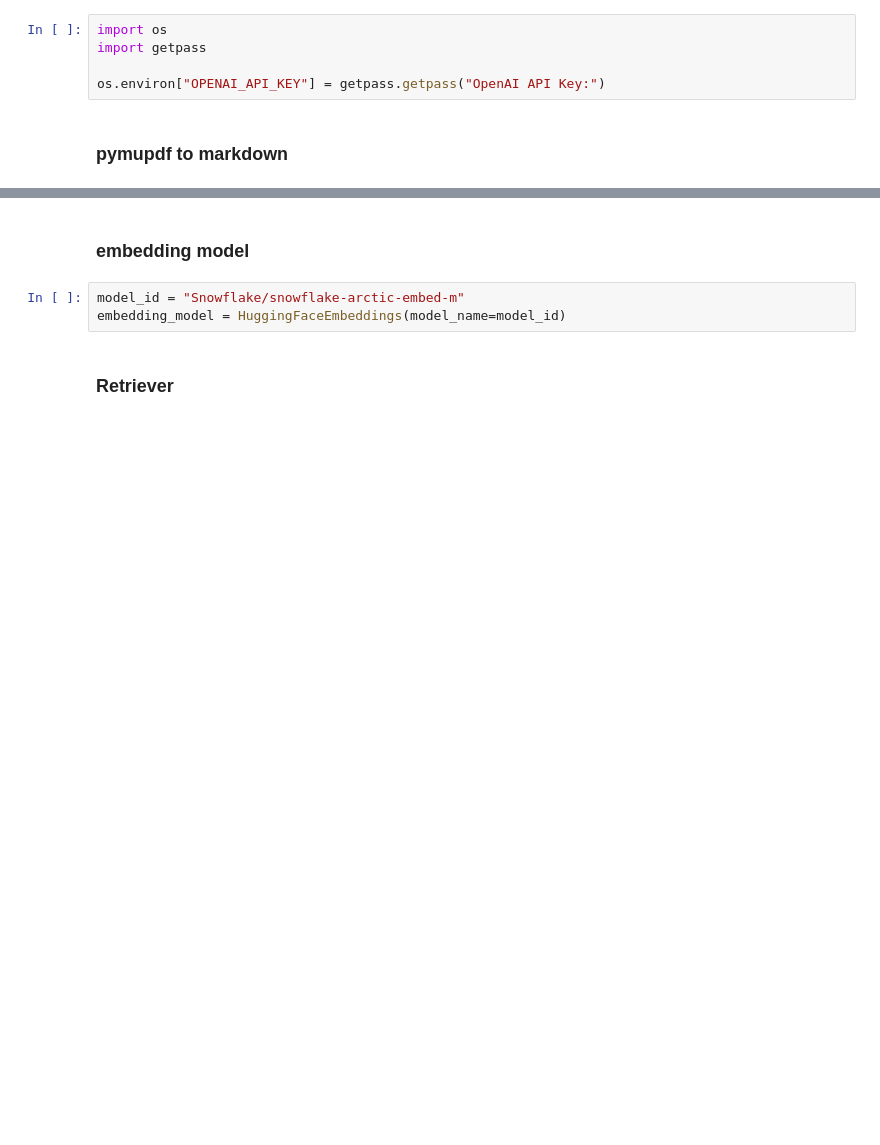
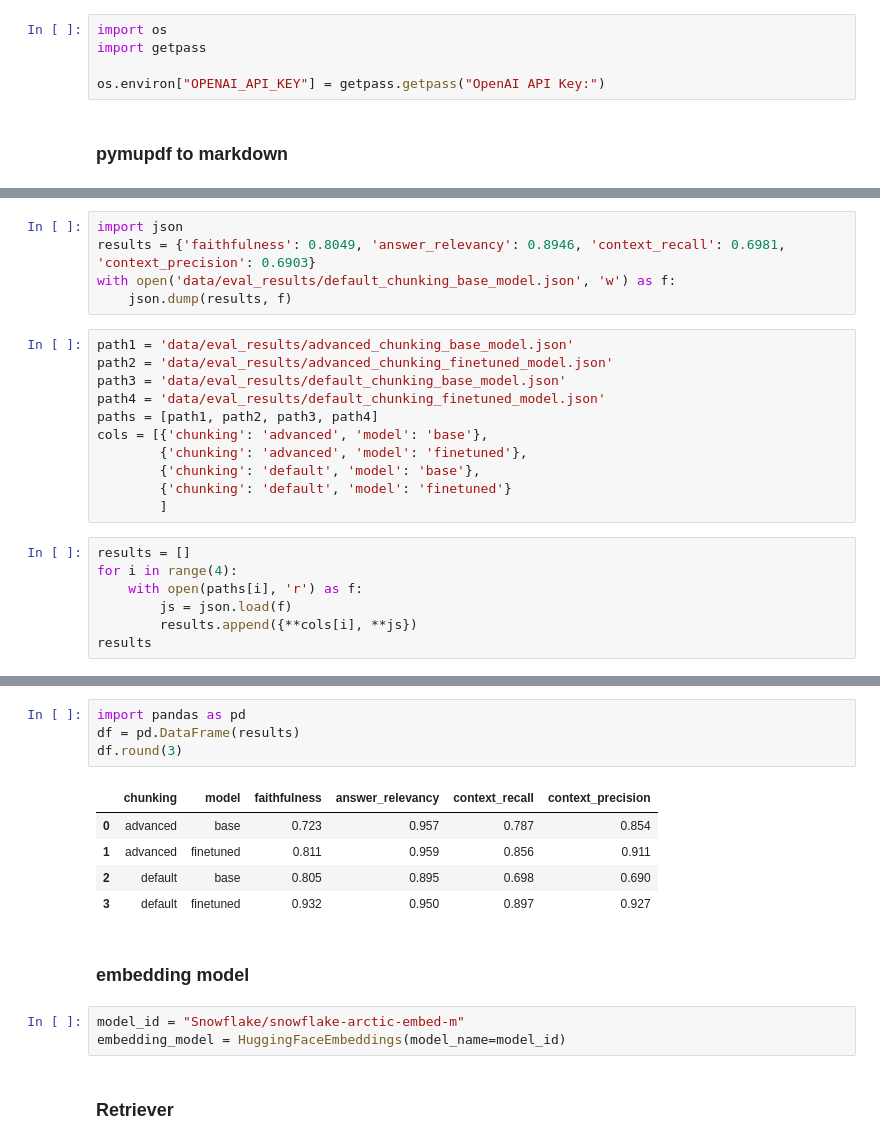
Before and after one commit to Zhiji022/ai-policy-read, a Jupyter notebook: prototype_chunking.ipynb, the cells around one changed output, grey strips where cells are left out. Saved outputs shown, nothing was run; the diff lists cells and outputs as text; blank space fills up the shorter version.

```diff
--- a/prototype_chunking.ipynb
+++ b/prototype_chunking.ipynb
@@ -108,0 +191,23 @@ documents = [*split_chunks_1, *split_chunks_2]
+# %%
+import json
+results = {'faithfulness': 0.8049, 'answer_relevancy': 0.8946, 'context_recall': 0.6981, 'context_precision': 0.6903}
+with open('data/eval_results/default_chunking_base_model.json', 'w') as f:
+    json.dump(results, f)
+# %%
+path1 = 'data/eval_results/advanced_chunking_base_model.json'
+path2 = 'data/eval_results/advanced_chunking_finetuned_model.json'
+path3 = 'data/eval_results/default_chunking_base_model.json'
+path4 = 'data/eval_results/default_chunking_finetuned_model.json'
+paths = [path1, path2, path3, path4]
+cols = [{'chunking': 'advanced', 'model': 'base'},
+        {'chunking': 'advanced', 'model': 'finetuned'},
+        {'chunking': 'default', 'model': 'base'},
+        {'chunking': 'default', 'model': 'finetuned'}
+        ]
+# %%
+results = []
+for i in range(4):
+    with open(paths[i], 'r') as f:
+        js = json.load(f)
+        results.append({**cols[i], **js})
+results
@@ -109,3 +232,13 @@ documents = [*split_chunks_1, *split_chunks_2]
+# %%
+import pandas as pd
+df = pd.DataFrame(results)
+df.round(3)
+# %% [output]
+|  | chunking | model | faithfulness | answer_relevancy | context_recall | context_precision |
+| 0 | advanced | base | 0.723 | 0.957 | 0.787 | 0.854 |
+| 1 | advanced | finetuned | 0.811 | 0.959 | 0.856 | 0.911 |
+| 2 | default | base | 0.805 | 0.895 | 0.698 | 0.690 |
+| 3 | default | finetuned | 0.932 | 0.950 | 0.897 | 0.927 |
 # %% [markdown]
 ### embedding model
 # %%
```
Also changed, not shown: parts of 26 cells of this notebook, 29 other files.
